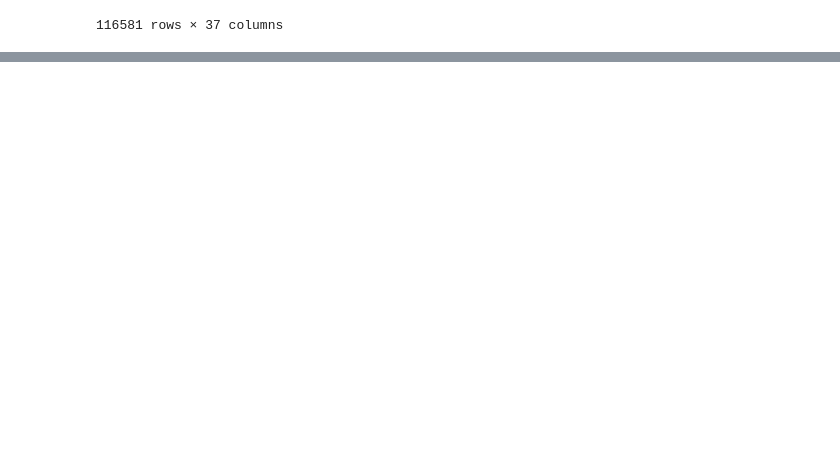
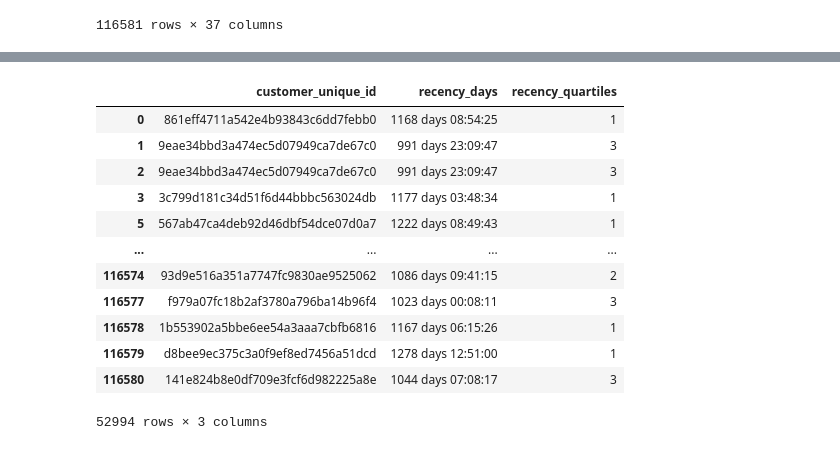
Before and after one commit to Adrian1903/Segmentez-des-clients-d-un-site-e-commerce, a Jupyter notebook: dev/01_nettoyage.ipynb, the cells around one changed output, grey strips where cells are left out. Cells and saved outputs as stored; diff of their text form; code cells hidden in the pictures; blank space fills up the shorter version.

```diff
--- a/dev/01_nettoyage.ipynb
+++ b/dev/01_nettoyage.ipynb
@@ -186,0 +229,2 @@ df_raw
+# %%
+def get_month(x): return dt.datetime(x.year, x.month, 1)
@@ -186,0 +241,23 @@ df_raw
+# %%
+# Calcul en mois de la différence entre la première commande et celle observée
+order_purchase_year, order_purchase_month, _ = \
+    get_date_int(df_2017, 'order_purchase_month')
+cohort_year, cohort_month, _ = get_date_int(df_2017, 'cohort_month')
+
+years_diff = order_purchase_year - cohort_year
+months_diff = order_purchase_month - cohort_month
+
+df_2017['cohort_index'] = years_diff * 12 + months_diff + 1
+
+# Construction du tableau pivoté pour observé le taux de rétention
+cohort_data = (df_2017.groupby(['cohort_month', 'cohort_index'])
+               ['customer_unique_id'].apply(pd.Series.nunique).reset_index())
+cohort_counts = cohort_data.pivot(index='cohort_month',
+                                  columns='cohort_index',
+                                  values='customer_unique_id')
+
+# Taux de rétention
+cohort_sizes = cohort_counts.iloc[:, 0]
+retention = cohort_counts.divide(cohort_sizes, axis=0)
+retention.index = retention.index.strftime('%B %Y')
+retention.round(3) * 100
@@ -186,0 +295,7 @@ df_raw
+# %%
+# Payment value
+df_2017['payment_quartiles'] = pd.qcut(df_2017.payment_value,
+                                       q=4,
+                                       labels=range(1, 5))
+
+df_2017[['customer_unique_id', 'payment_value', 'payment_quartiles']]
@@ -186,0 +316,26 @@ df_raw
+# %%
+# Recency
+df_2017['today'] = dt.date.today()
+df_2017['today'] = pd.to_datetime(df_2017['today'], format='%Y-%m-%d')
+df_2017['recency_days'] = df_2017.today - df_2017.order_purchase_timestamp
+# %%
+r_labels = list(range(4, 0, -1))
+df_2017['recency_quartiles'] = pd.qcut(df_2017.recency_days,
+                                       q=4,
+                                       labels=r_labels)
+
+df_2017[['customer_unique_id', 'recency_days', 'recency_quartiles']]
+# %% [output]
+|  | customer_unique_id | recency_days | recency_quartiles |
+| 0 | 861eff4711a542e4b93843c6dd7febb0 | 1168 days 08:54:25 | 1 |
+| 1 | 9eae34bbd3a474ec5d07949ca7de67c0 | 991 days 23:09:47 | 3 |
+| 2 | 9eae34bbd3a474ec5d07949ca7de67c0 | 991 days 23:09:47 | 3 |
+| 3 | 3c799d181c34d51f6d44bbbc563024db | 1177 days 03:48:34 | 1 |
+| 5 | 567ab47ca4deb92d46dbf54dce07d0a7 | 1222 days 08:49:43 | 1 |
+| ... | ... | ... | ... |
+| 116574 | 93d9e516a351a7747fc9830ae9525062 | 1086 days 09:41:15 | 2 |
+| 116577 | f979a07fc18b2af3780a796ba14b96f4 | 1023 days 00:08:11 | 3 |
+| 116578 | 1b553902a5bbe6ee54a3aaa7cbfb6816 | 1167 days 06:15:26 | 1 |
+| 116579 | d8bee9ec375c3a0f9ef8ed7456a51dcd | 1278 days 12:51:00 | 1 |
+| 116580 | 141e824b8e0df709e3fcf6d982225a8e | 1044 days 07:08:17 | 3 |
+52994 rows × 3 columns
```
Also changed, not shown: parts of 18 cells of this notebook, 1 other file.
